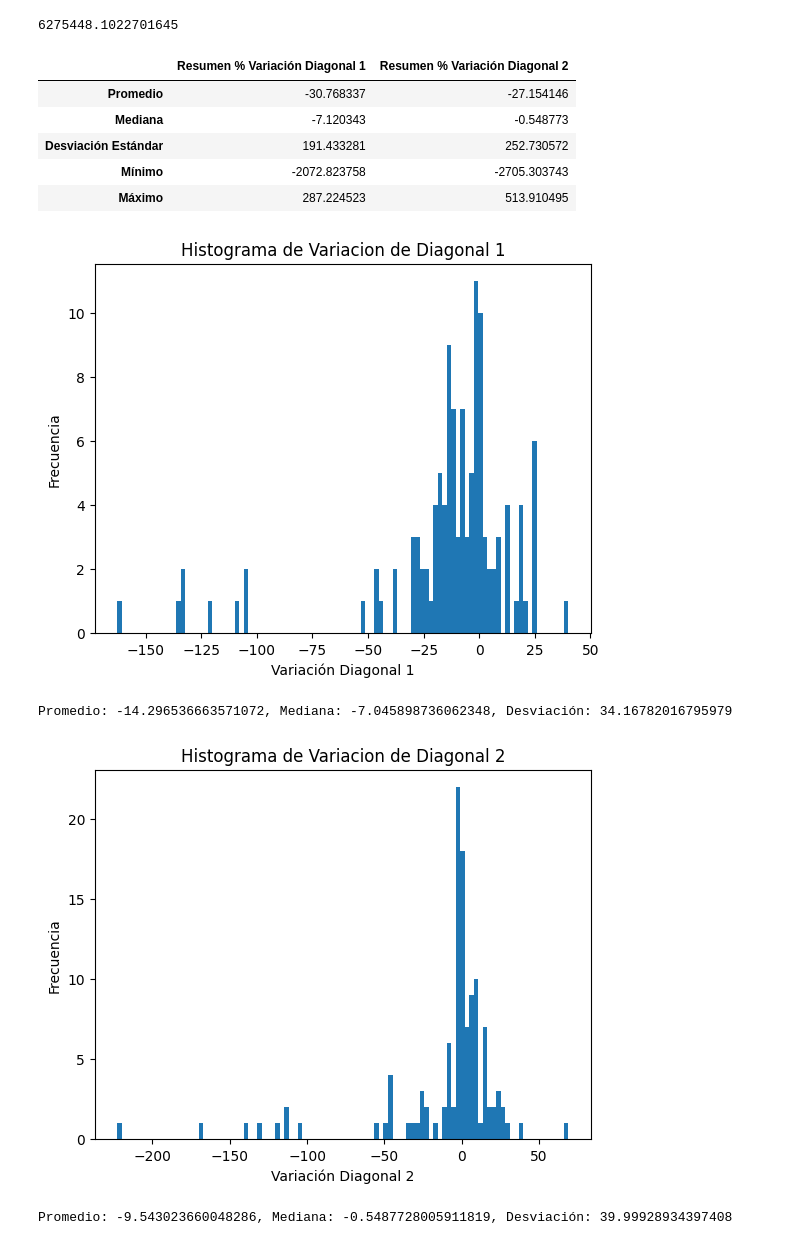
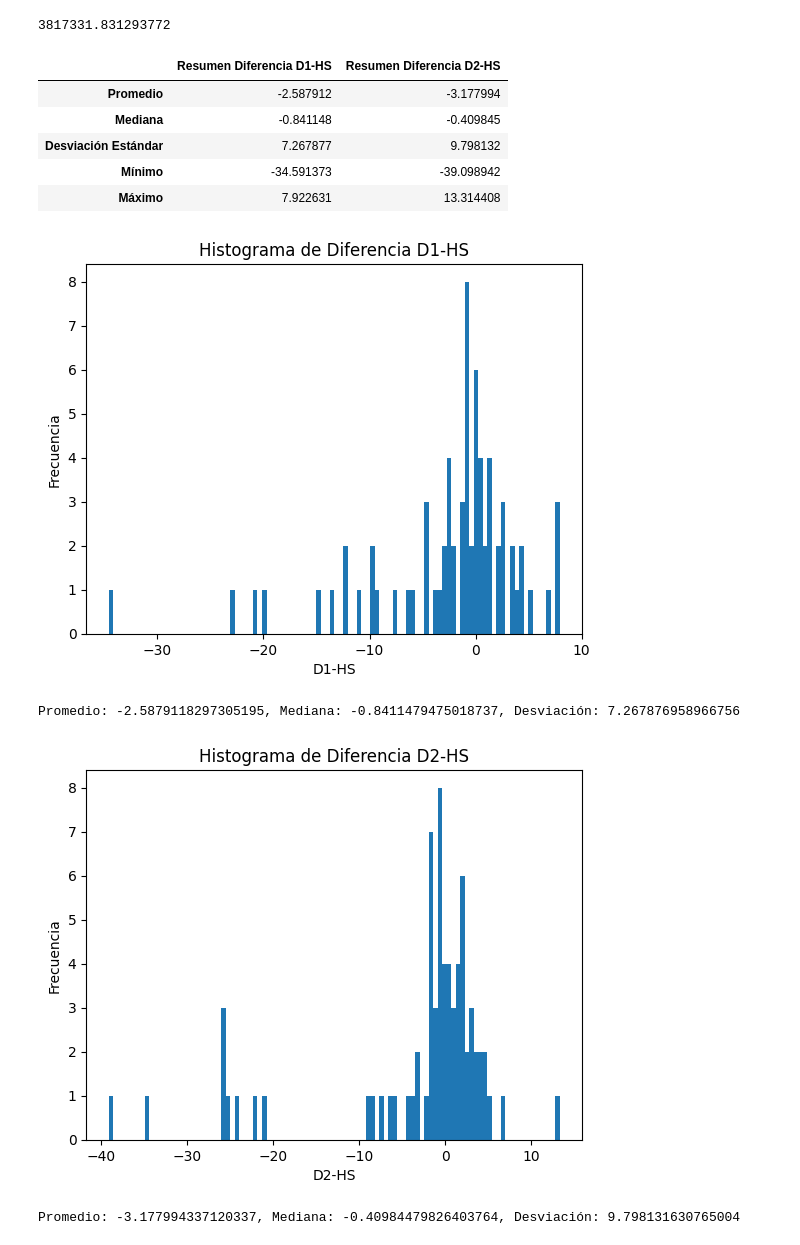
Before and after one commit to Kauel-Chile/sqm_batimetria, a Jupyter notebook: analyze_jsons.ipynb, the cells around one changed output. Saved outputs shown, nothing was run; the diff lists cells and outputs as text; code cells hidden in the pictures.

```diff
--- a/analyze_jsons.ipynb
+++ b/analyze_jsons.ipynb
@@ -9,0 +1,17 @@ print(len(paths))
+# %%
+import glob
+import json
+main_path = '/home/diego/Downloads/data_sqm/en plataforma/**.json'
+
+paths = glob.glob(main_path, recursive=True)
+paths_2a = [path for path in paths if '2a' in path]
+paths_3a = [path for path in paths if '3a' in path]
+paths_5a = [path for path in paths if '5a' in path]
+paths_6a = [path for path in paths if '6a' in path]
+paths_7a = [path for path in paths if '7a' in path]
+paths_pam = [path for path in paths if 'pam' in path]
+selected_paths = [*paths_2a, *paths_3a, *paths_5a, *paths_6a, *paths_7a, *paths_pam]
+other_paths = [path for path in paths if path not in selected_paths]
+paths = other_paths
+print(len(paths))
+print(paths)
@@ -17,7 +28,7 @@ for path in paths:
 # %%
 (area_total/0.95)
 # %% [output]
-6275448.1022701645
+3817331.831293772
 # %%
 list_of_percentages = []
 for path in paths:
@@ -27,10 +38,12 @@ for path in paths:
         altura_promedio_diagonal_1 = data['diagonal1']['mean']*100
         altura_promedio_diagonal_2 = data['diagonal2']['mean']*100
         #print(altura_promedio, altura_promedio_diagonal_1, altura_promedio_diagonal_2)
-        dif_percentage_total_diag_1 = (altura_promedio_diagonal_1-altura_promedio)/altura_promedio*100
-        dif_percentage_total_diag_2 = (altura_promedio_diagonal_2-altura_promedio)/altura_promedio*100
+        dif_total_diag_1 = altura_promedio_diagonal_1-altura_promedio
+        dif_percentage_total_diag_1 = (dif_total_diag_1)/altura_promedio*100
+        dif_total_diag_2 = altura_promedio_diagonal_2-altura_promedio
+        dif_percentage_total_diag_2 = (dif_total_diag_2)/altura_promedio*100
         #print(dif_percentage_total_diag_1, dif_percentage_total_diag_2)
-        list_of_percentages.append([path.split('/')[-1][:-5], altura_promedio, altura_promedio_diagonal_1, dif_percentage_total_diag_1, altura_promedio_diagonal_2,dif_percentage_total_diag_2])
+        list_of_percentages.append([path.split('/')[-1][:-5], altura_promedio, altura_promedio_diagonal_1, dif_total_diag_1, dif_percentage_total_diag_1, altura_promedio_diagonal_2, dif_total_diag_2,dif_percentage_total_diag_2])
 # %%
 import numpy as np
 import pandas as pd
@@ -40,23 +53,24 @@ df_of_percentages
 # export df
 df_of_percentages.to_csv('/home/diego/Downloads/ResumenAlturas.csv')
 # %%
-new_array_of_percentages = array_of_percentages[:, [3, 5]].astype(float)
+idx_d1, idx_d2 = 3, 6
+new_array_of_percentages = array_of_percentages[:, [idx_d1, idx_d2]].astype(float)
 mean = np.mean(new_array_of_percentages, axis=0)
 median = np.median(new_array_of_percentages, axis=0)
 std = np.std(new_array_of_percentages, axis=0)
 min = np.min(new_array_of_percentages, axis=0)
 max = np.max(new_array_of_percentages, axis=0)
-columns = ['Resumen % Variación Diagonal 1', 'Resumen % Variación Diagonal 2']
+columns = ['Resumen Diferencia D1-HS', 'Resumen Diferencia D2-HS']
 indexes = ['Promedio', 'Mediana', 'Desviación Estándar', 'Mínimo', 'Máximo']
 df = pd.DataFrame([mean, median, std, min, max], columns=columns, index=indexes)
 df
 # %% [output]
-|  | Resumen % Variación Diagonal 1 | Resumen % Variación Diagonal 2 |
-| Promedio | -30.768337 | -27.154146 |
-| Mediana | -7.120343 | -0.548773 |
-| Desviación Estándar | 191.433281 | 252.730572 |
-| Mínimo | -2072.823758 | -2705.303743 |
-| Máximo | 287.224523 | 513.910495 |
+|  | Resumen Diferencia D1-HS | Resumen Diferencia D2-HS |
+| Promedio | -2.587912 | -3.177994 |
+| Mediana | -0.841148 | -0.409845 |
+| Desviación Estándar | 7.267877 | 9.798132 |
+| Mínimo | -34.591373 | -39.098942 |
+| Máximo | 7.922631 | 13.314408 |
 # %%
 # remove outliers
 def remove_outliers(data, threshold=3):
@@ -68,30 +82,30 @@ def remove_outliers(data, threshold=3):
     return data[(data > lower_bound) & (data < upper_bound)]
 # %%
 import matplotlib.pyplot as plt
-vd1hs = array_of_percentages[:, 3].astype(float)
+vd1hs = array_of_percentages[:, idx_d1].astype(float)
 vd1hs = remove_outliers(vd1hs)
-vd2hs = array_of_percentages[:, 5].astype(float)
+vd2hs = array_of_percentages[:, idx_d2].astype(float)
 vd2hs = remove_outliers(vd2hs)
 plt.hist(vd1hs, bins=100)
-plt.xlabel('Variación Diagonal 1')
+plt.xlabel('D1-HS')
 plt.ylabel('Frecuencia')
-plt.title('Histograma de Variacion de Diagonal 1')
+plt.title('Histograma de Diferencia D1-HS')
 plt.show()
 mean_vd1 = np.mean(vd1hs)
 median_vd1 = np.median(vd1hs)
 std_vd1 = np.std(vd1hs)
 print(f"Promedio: {mean_vd1}, Mediana: {median_vd1}, Desviación: {std_vd1}")
 plt.hist(vd2hs, bins=100)
-plt.xlabel('Variación Diagonal 2')
+plt.xlabel('D2-HS')
 plt.ylabel('Frecuencia')
-plt.title('Histograma de Variacion de Diagonal 2')
+plt.title('Histograma de Diferencia D2-HS')
 plt.show()
 mean_vd2 = np.mean(vd2hs)
 median_vd2 = np.median(vd2hs)
 std_vd2 = np.std(vd2hs)
 print(f"Promedio: {mean_vd2}, Mediana: {median_vd2}, Desviación: {std_vd2}")
 # %% [output]
-[figure, old version]
+[figure, new version]
-Promedio: -14.296536663571072, Mediana: -7.045898736062348, Desviación: 34.16782016795979
+Promedio: -2.5879118297305195, Mediana: -0.8411479475018737, Desviación: 7.267876958966756
-[figure, old version]
+[figure, new version]
-Promedio: -9.543023660048286, Mediana: -0.5487728005911819, Desviación: 39.99928934397408
+Promedio: -3.177994337120337, Mediana: -0.40984479826403764, Desviación: 9.798131630765004
```
Also changed, not shown: parts of 3 cells of this notebook.
